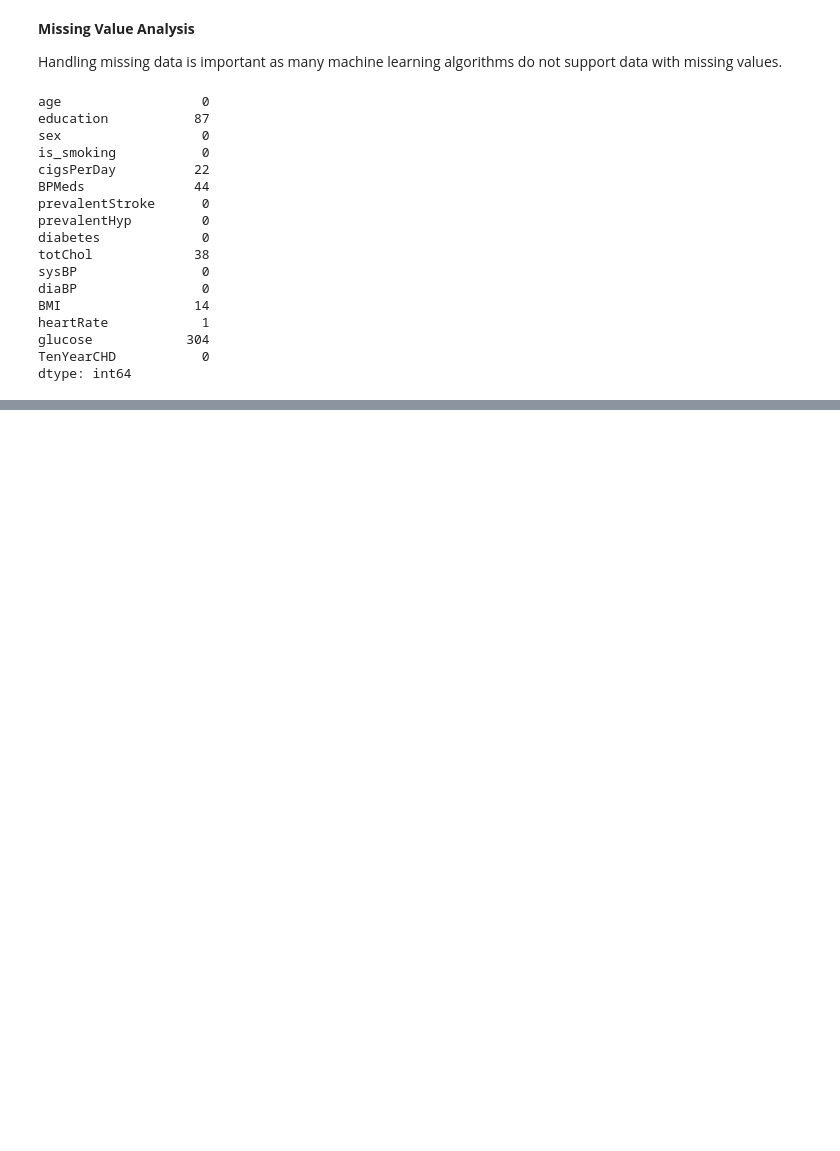
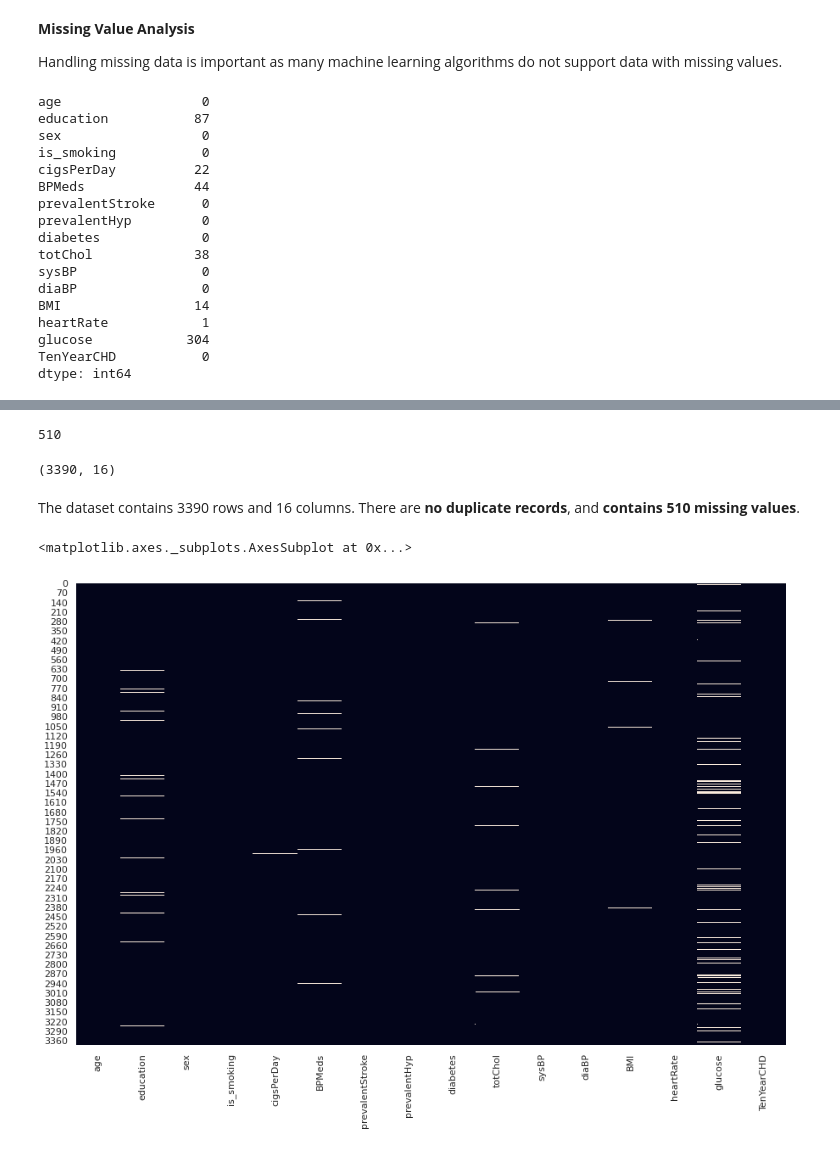
Before and after one commit to bharath967/Cardiovascular-Risk-Prediction, a Jupyter notebook: Cardiovascular_project.ipynb, the cells around one changed output, grey strips where cells are left out. Saved outputs shown, nothing was run; the diff lists cells and outputs as text; code cells hidden in the pictures; blank space fills up the shorter version.

```diff
--- a/Cardiovascular_project.ipynb
+++ b/Cardiovascular_project.ipynb
@@ -184,0 +244,17 @@ dtype: int64
+# %%
+data.isna().sum().sum()
+# %% [output]
+510
+# %%
+data.shape
+# %% [output]
+(3390, 16)
+# %% [markdown]
+The dataset contains 3390 rows and 16 columns. There are **no duplicate records**, and **contains 510 missing values**.
+# %%
+# Visualizing the missing values
+plt.figure(figsize=(15,10))
+sns.heatmap(data.isnull(), cbar=False)
+# %% [output]
+<matplotlib.axes._subplots.AxesSubplot at 0x...>
+[figure, added]
```
Also changed, not shown: parts of 12 cells of this notebook.
